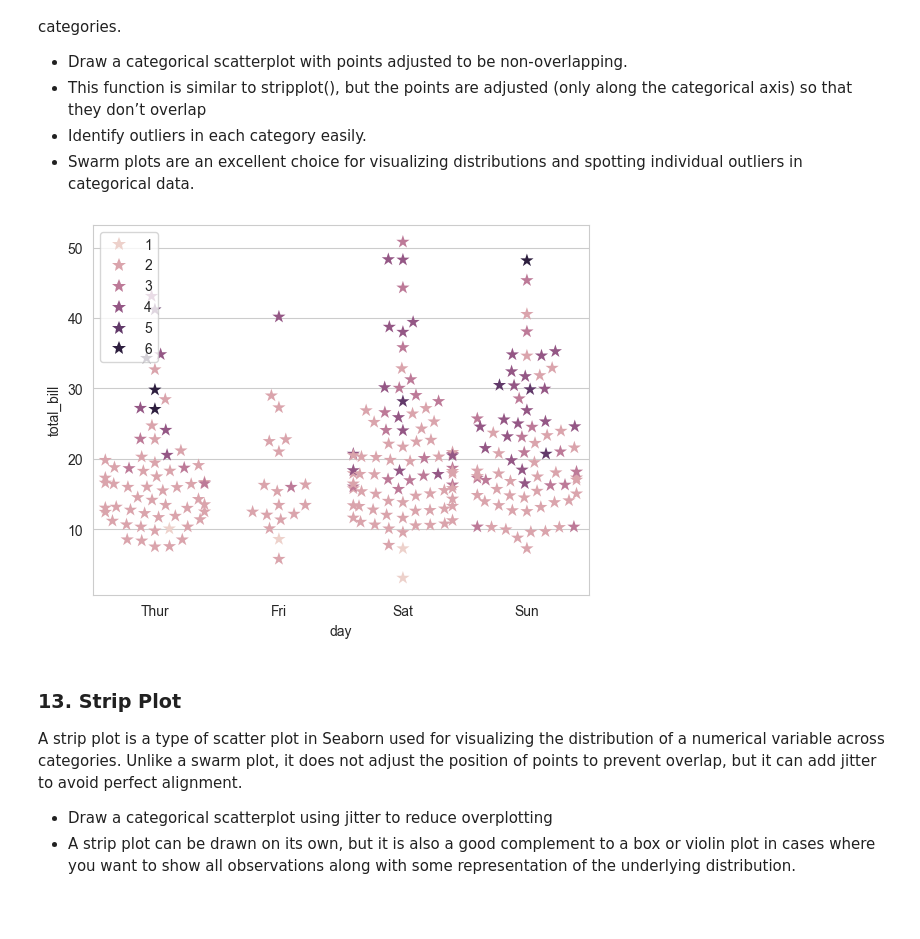
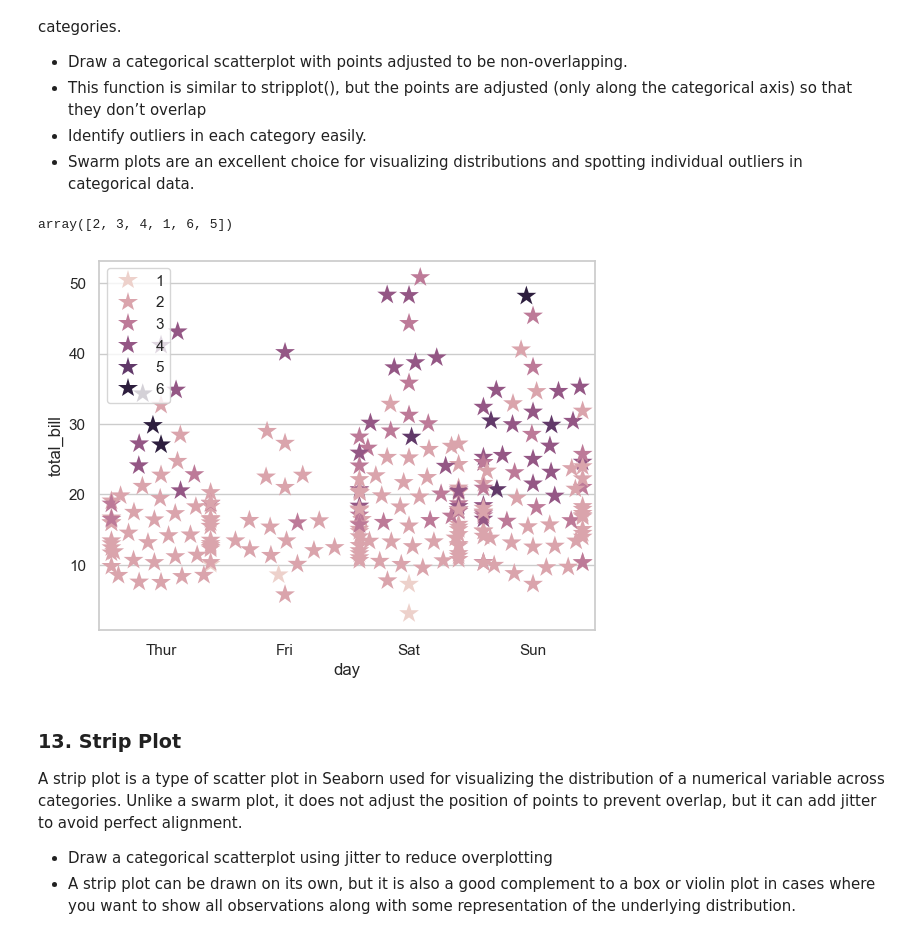
Before and after one commit to 1sumer/Python, a Jupyter notebook: Visualization/Seaborn.ipynb, the cells around one changed output. Cells and saved outputs as stored; diff of their text form; code cells hidden in the pictures; blank space fills up the shorter version.

```diff
--- a/Visualization/Seaborn.ipynb
+++ b/Visualization/Seaborn.ipynb
@@ -595,16 +595,20 @@ A swarm plot is a type of categorical scatter plot that arranges points along a
 - This function is similar to stripplot(), but the points are adjusted (only along the categorical axis) so that they don’t overlap
 - Identify outliers in each category easily.
 - Swarm plots are an excellent choice for visualizing distributions and spotting individual outliers in categorical data.
+# %%
+df['size'].unique()
+# %% [output]
+array([2, 3, 4, 1, 6, 5])
 # %%
 sns.set_style("whitegrid")
 
 # Create a swarmplot
-sns.swarmplot(x='day', y='total_bill',hue='size', data=df, size=10, legend=True, marker='*')  # size is used for marker size , marker='*
+sns.swarmplot(x='day', y='total_bill',hue='size', data=df, size=15, legend=True, marker='*')  # size is used for marker size , marker='*
 plt.legend(loc='upper left')
 # Show the plot
 plt.show()
 # %% [output]
-[figure, old version]
+[figure, new version]
 # %% [markdown]
 ### **13. Strip Plot**
 
```
Also changed, not shown: parts of 4 cells of this notebook.
